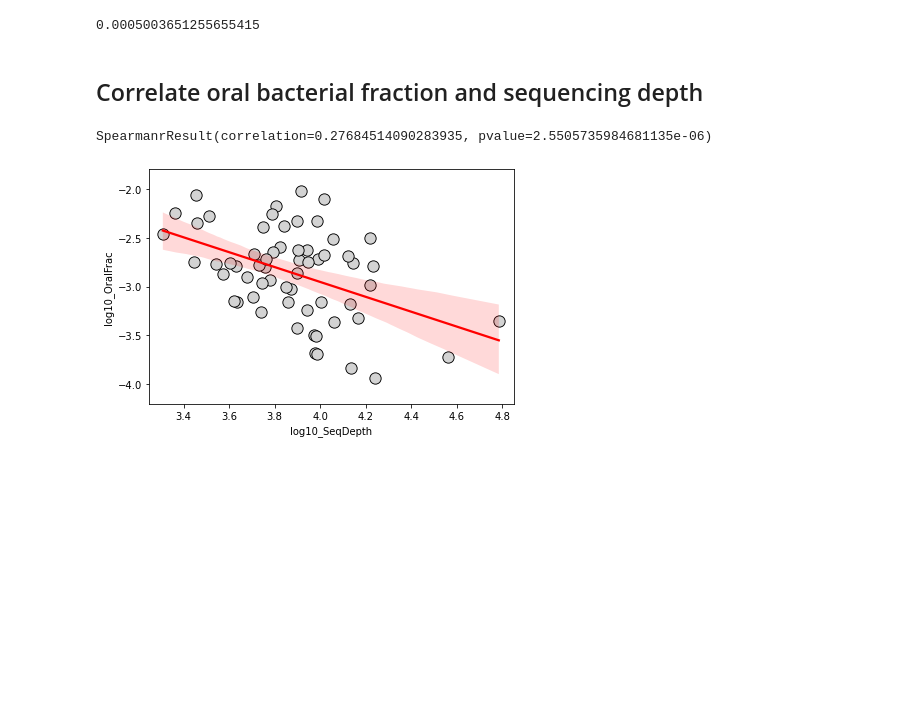
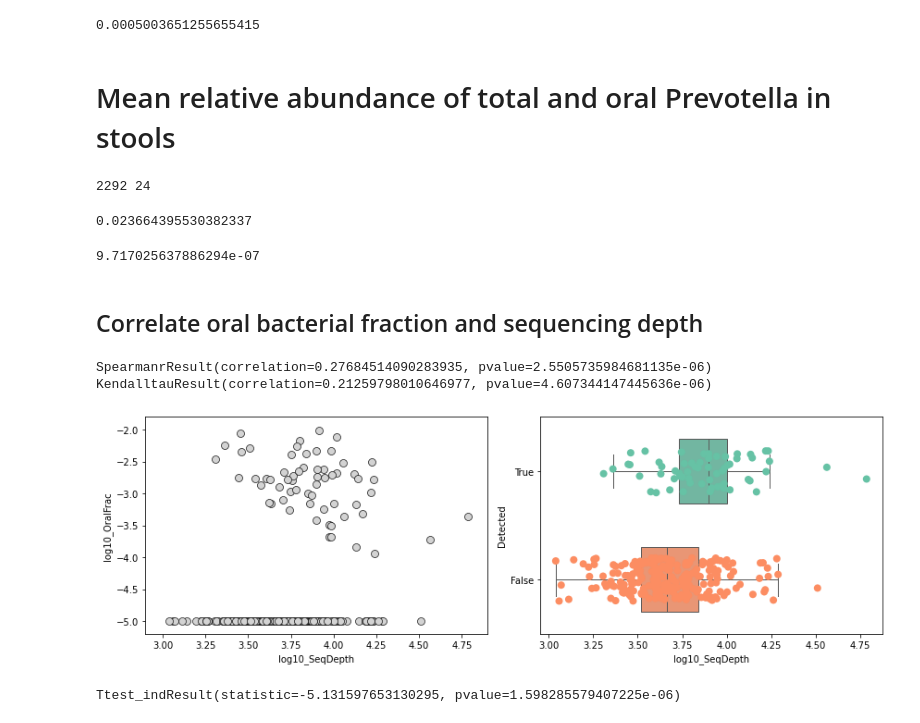
Before and after one commit to liaochen1988/Manuscript_oral_bacteria_in_feces, a Jupyter notebook: codes/build_human_reference_database/main_analysis.ipynb, the cells around one changed output. Saved outputs shown, nothing was run; the diff lists cells and outputs as text; code cells hidden in the pictures; blank space fills up the shorter version.

```diff
--- a/codes/build_human_reference_database/main_analysis.ipynb
+++ b/codes/build_human_reference_database/main_analysis.ipynb
@@ -143,7 +164,11 @@ for visit in all_visits:
 
     # oral sequences
     df_oral_seqs = df_relabun.loc[oral_sample_id]
-    oral_seqs = list(df_oral_seqs.mean(axis=0)[df_oral_seqs.mean(axis=0)>1e-3].index)
+    oral_seqs = list(df_oral_seqs.mean(axis=0)[df_oral_seqs.mean(axis=0)>0].index)
+
+    # overlap
+    oral_frac_overlap = df_relabun.loc[gut_sample_id, oral_seqs].sum()
+    res.append([gut_sample_id, len(oral_seqs), 'Overlap', oral_frac_overlap, 1.0])
 
     # HOMD, all hits
     HOMD_hit = set(df_blast_HOMD.query_accver).intersection(set(df_relabun.columns))
@@ -170,20 +195,20 @@ for visit in all_visits:
     oral_frac_HMPv35oral_overlap = df_relabun.loc[gut_sample_id, oral_seqs_w_HMPv35oral_hit].sum()
 
     if oral_frac_HOMD==0:
-        res.append([gut_sample_id, 'HOMD', oral_frac_HOMD, 1.0])
+        res.append([gut_sample_id, len(oral_seqs), 'HOMD', oral_frac_HOMD, 1.0])
     else:
-        res.append([gut_sample_id, 'HOMD', oral_frac_HOMD, oral_frac_HOMD_overlap/oral_frac_HOMD])
+        res.append([gut_sample_id, len(oral_seqs), 'HOMD', oral_frac_HOMD, oral_frac_HOMD_overlap/oral_frac_HOMD])
 
     if oral_frac_fHOMD==0:
-        res.append([gut_sample_id, 'fHOMD', oral_frac_fHOMD, 1.0])
+        res.append([gut_sample_id, len(oral_seqs), 'fHOMD', oral_frac_fHOMD, 1.0])
     else:
-        res.append([gut_sample_id, 'fHOMD', oral_frac_fHOMD, oral_frac_fHOMD_overlap/oral_frac_fHOMD])
+        res.append([gut_sample_id, len(oral_seqs), 'fHOMD', oral_frac_fHOMD, oral_frac_fHOMD_overlap/oral_frac_fHOMD])
 
     if oral_frac_HMPv35oral==0:
-        res.append([gut_sample_id, 'HMPv35oral', oral_frac_HMPv35oral, 1.0])
+        res.append([gut_sample_id, len(oral_seqs), 'HMPv35oral', oral_frac_HMPv35oral, 1.0])
     else:
-        res.append([gut_sample_id, 'HMPv35oral', oral_frac_HMPv35oral, oral_frac_HMPv35oral_overlap/oral_frac_HMPv35oral])
+        res.append([gut_sample_id, len(oral_seqs), 'HMPv35oral', oral_frac_HMPv35oral, oral_frac_HMPv35oral_overlap/oral_frac_HMPv35oral])
 
-df_res = pd.DataFrame(res, columns=['SampleID','Method','OralFrac','FracInOralSample']).set_index('SampleID')
+df_res = pd.DataFrame(res, columns=['SampleID','NumOralASVs', 'Method','OralFrac','FracInOralSample']).set_index('SampleID')
 df_res.head()
 # %% [output]
@@ -327,28 +401,67 @@ df_relabun.loc[set(df_relabun.index).intersection(set(df_meta[df_meta.env=='gast
                set(df_relabun.columns).intersection(set(df_blast_HMPv35oral.query_accver))].sum(axis=1).mean()
 # %% [output]
 0.0005003651255655415
+# %% [markdown]
+# Mean relative abundance of total and oral Prevotella in stools
+# %%
+prevotella_asvs = list(df_tax.loc[df_tax.LowestTaxonomy.isin([x for x in df_tax.LowestTaxonomy if x.startswith('Prevotella') and x!='Prevotellaceae-bacterium-Marseille-P2826']),'ASV'])
+oral_prevotella_asvs = list(df_blast_HMPv35oral[df_blast_HMPv35oral.query_accver.isin(prevotella_asvs)].query_accver)
+print(len(prevotella_asvs), len(oral_prevotella_asvs))
+# %% [output]
+2292 24
+# %%
+df_relabun.loc[set(df_relabun.index).intersection(set(df_meta[df_meta.env=='gastrointestinal_tract'].index)),
+               set(df_relabun.columns).intersection(set(prevotella_asvs))].sum(axis=1).mean()
+# %% [output]
+0.023664395530382337
+# %%
+df_relabun.loc[set(df_relabun.index).intersection(set(df_meta[df_meta.env=='gastrointestinal_tract'].index)),
+               set(df_relabun.columns).intersection(set(oral_prevotella_asvs))].sum(axis=1).mean()
+# %% [output]
+9.717025637886294e-07
 # %% [markdown]
 ## Correlate oral bacterial fraction and sequencing depth
 # %%
 # compute sequence depth
 df_count_sum = pd.merge(df_meta[df_meta.body_site=='stool'], df_count.sum(axis=1).to_frame().rename({0:'SeqDepth'}, axis=1), left_index=True, right_index=True, how='inner')
 df_count_sum = pd.merge(df_count_sum, df_relabun[set(df_relabun.columns).intersection(set(df_blast_HMPv35oral.query_accver))].sum(axis=1).to_frame().rename({0:'OralFrac'}, axis=1),
                         left_index=True, right_index=True, how='inner')
 df_count_sum = df_count_sum.loc[set(df_res.index)]
+df_count_sum['Detected'] = (df_count_sum.OralFrac>0).astype(str)
+df_count_sum.loc[df_count_sum.OralFrac==0,'OralFrac'] = 1e-5
 df_count_sum['log10_SeqDepth'] = np.log10(df_count_sum['SeqDepth'])
 df_count_sum['log10_OralFrac'] = np.log10(df_count_sum['OralFrac'])
 
 # spearman correlation
-print(spearmanr(df_count_sum.SeqDepth, df_count_sum.OralFrac))
+print(spearmanr(df_count_sum.log10_SeqDepth, df_count_sum.log10_OralFrac))
+print(kendalltau(df_count_sum.log10_SeqDepth, df_count_sum.log10_OralFrac))
 
-fig, ax = plt.subplots(figsize=(6,4))
-_ = sns.scatterplot(x="log10_SeqDepth", y="log10_OralFrac", data=df_count_sum[df_count_sum.OralFrac>0], ax=ax, s=128, color='lightgray', edgecolor='k')
-_ = sns.regplot(x="log10_SeqDepth", y="log10_OralFrac", data=df_count_sum[df_count_sum.OralFrac>0], ax=ax, scatter=False, color="red")
-_ = ax.set_ylim([-4.2,-1.8])
-_ = ax.set_xlim([3.25,4.85])
+fig, ax = plt.subplots(nrows=1, ncols=2, figsize=(12,4))
+
+_ = sns.scatterplot(x="log10_SeqDepth", y="log10_OralFrac", data=df_count_sum[df_count_sum.OralFrac>0], ax=ax[0], s=64, color='lightgray', edgecolor='k')
+#_ = sns.regplot(x="log10_SeqDepth", y="log10_OralFrac", data=df_count_sum[df_count_sum.OralFrac>0], ax=ax, scatter=False, color="red")
+_ = ax[0].set_ylim([-5.2,-1.8])
+_ = ax[0].set_xlim([2.9,4.9])
+
+_ = sns.boxplot(y="Detected", x="log10_SeqDepth", data=df_count_sum, width=.6, ax=ax[1], order=['True','False'], palette='Set2', linewidth=1, showfliers=False)
+_ = sns.stripplot(y="Detected", x="log10_SeqDepth", data=df_count_sum, size=8, color=".3", linewidth=0, ax=ax[1], jitter=0.2, palette='Set2', dodge=True, order=['True','False'])
+# _ = add_stat_annotation(ax[1], data=df_count_sum, y="Detected", x="log10_SeqDepth", order=['False','True'],
+#                        comparisons_correction=None,
+#                        box_pairs=[("False","True")],
+#                        test='t-test_welch', text_format='star', loc='inside', verbose=1)
+#_ = ax[1].set_ylim([-4,1.5])
+
 plt.tight_layout()
 plt.rcParams['svg.fonttype'] = 'none'
 fig.savefig("scatterplot_depth_vs_oral_fraction.svg", dpi=600, bbox_inches='tight')
 # %% [output]
 SpearmanrResult(correlation=0.27684514090283935, pvalue=2.5505735984681135e-06)
+KendalltauResult(correlation=0.21259798010646977, pvalue=4.607344147445636e-06)
-[figure, old version]
+[figure, new version]
+# %%
+scipy.stats.ttest_ind(df_count_sum[df_count_sum.Detected=='False'].log10_SeqDepth,
+                      df_count_sum[df_count_sum.Detected=='True'].log10_SeqDepth,
+                      equal_var=False
+                     )
+# %% [output]
+Ttest_indResult(statistic=-5.131597653130295, pvalue=1.598285579407225e-06)
```
Also changed, not shown: parts of 17 cells of this notebook, 51 other files.
